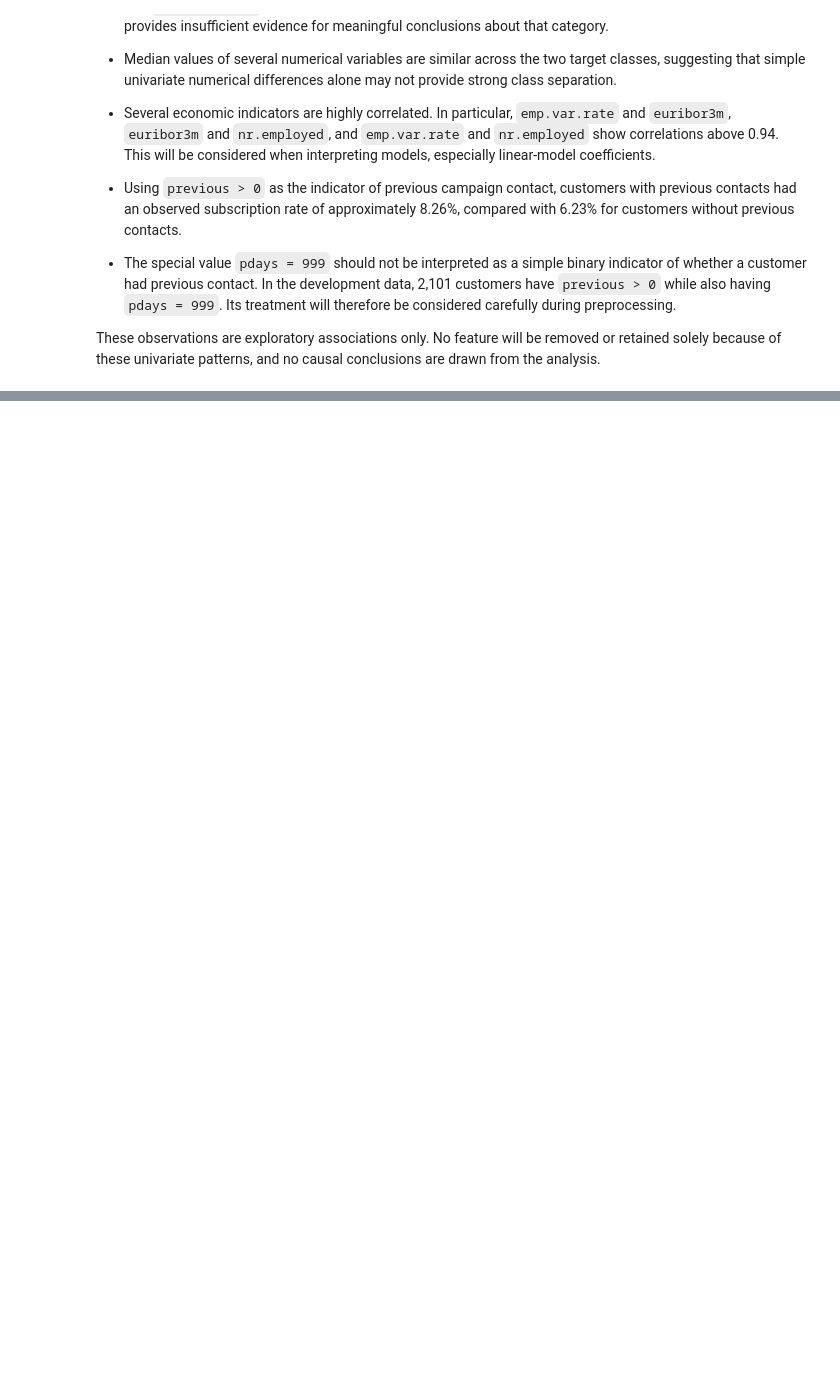
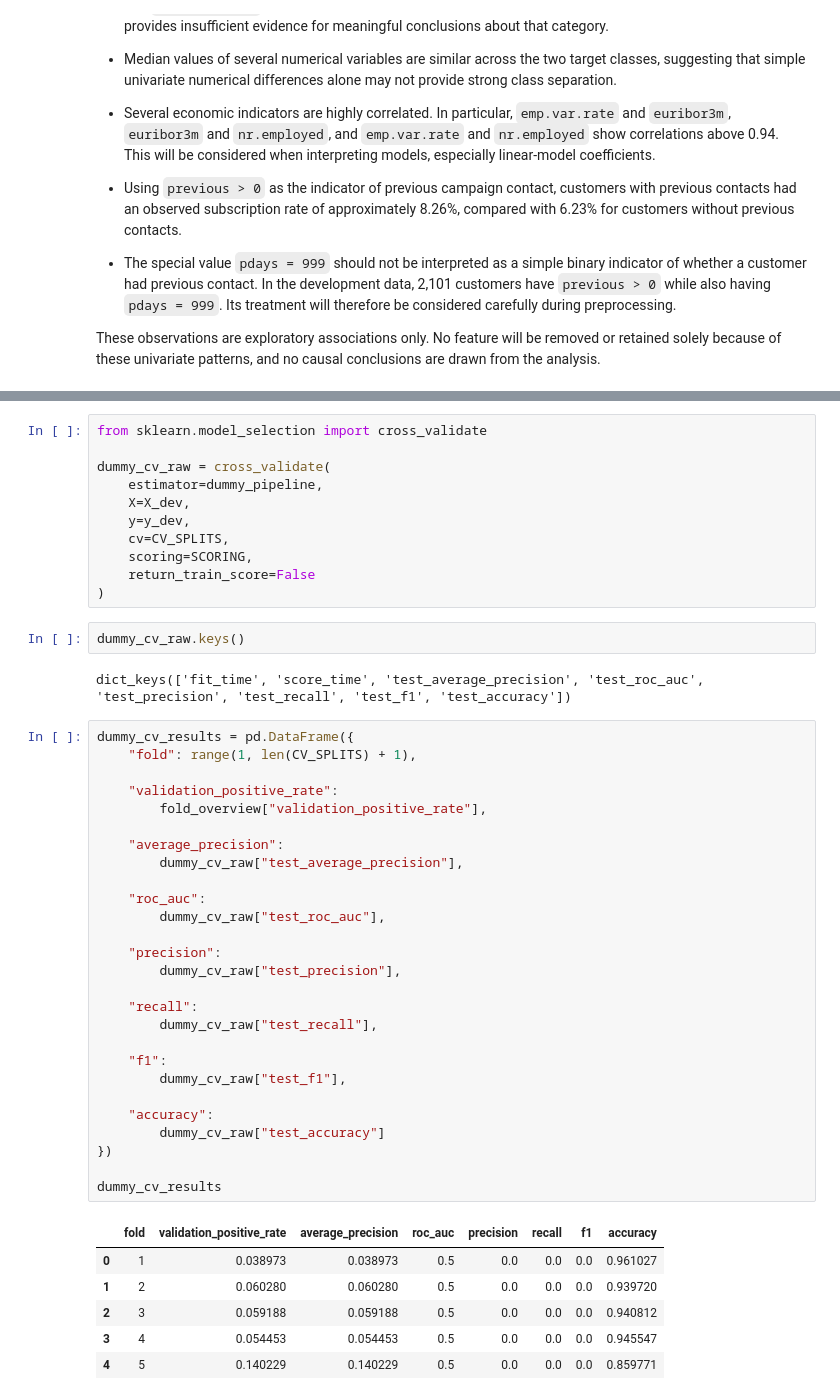
Before and after one commit to NourhanFarag/bank-marketing-subscription-prediction, a Jupyter notebook: notebooks/01_bank_marketing_analysis.ipynb, the cells around one changed output, grey strips where cells are left out. Cells and saved outputs as stored; diff of their text form; blank space fills up the shorter version.

Commit message:
Establish time-aware baseline evaluation

```diff
--- a/notebooks/01_bank_marketing_analysis.ipynb
+++ b/notebooks/01_bank_marketing_analysis.ipynb
@@ -835,0 +1225,49 @@ These observations are exploratory associations only. No feature will be removed
+# %%
+from sklearn.model_selection import cross_validate
+
+dummy_cv_raw = cross_validate(
+    estimator=dummy_pipeline,
+    X=X_dev,
+    y=y_dev,
+    cv=CV_SPLITS,
+    scoring=SCORING,
+    return_train_score=False
+)
+# %%
+dummy_cv_raw.keys()
+# %% [output]
+dict_keys(['fit_time', 'score_time', 'test_average_precision', 'test_roc_auc', 'test_precision', 'test_recall', 'test_f1', 'test_accuracy'])
+# %%
+dummy_cv_results = pd.DataFrame({
+    "fold": range(1, len(CV_SPLITS) + 1),
+
+    "validation_positive_rate":
+        fold_overview["validation_positive_rate"],
+
+    "average_precision":
+        dummy_cv_raw["test_average_precision"],
+
+    "roc_auc":
+        dummy_cv_raw["test_roc_auc"],
+
+    "precision":
+        dummy_cv_raw["test_precision"],
+
+    "recall":
+        dummy_cv_raw["test_recall"],
+
+    "f1":
+        dummy_cv_raw["test_f1"],
+
+    "accuracy":
+        dummy_cv_raw["test_accuracy"]
+})
+
+dummy_cv_results
+# %% [output]
+|  | fold | validation_positive_rate | average_precision | roc_auc | precision | recall | f1 | accuracy |
+| 0 | 1 | 0.038973 | 0.038973 | 0.5 | 0.0 | 0.0 | 0.0 | 0.961027 |
+| 1 | 2 | 0.060280 | 0.060280 | 0.5 | 0.0 | 0.0 | 0.0 | 0.939720 |
+| 2 | 3 | 0.059188 | 0.059188 | 0.5 | 0.0 | 0.0 | 0.0 | 0.940812 |
+| 3 | 4 | 0.054453 | 0.054453 | 0.5 | 0.0 | 0.0 | 0.0 | 0.945547 |
+| 4 | 5 | 0.140229 | 0.140229 | 0.5 | 0.0 | 0.0 | 0.0 | 0.859771 |
```
Also changed, not shown: parts of 23 cells of this notebook.
